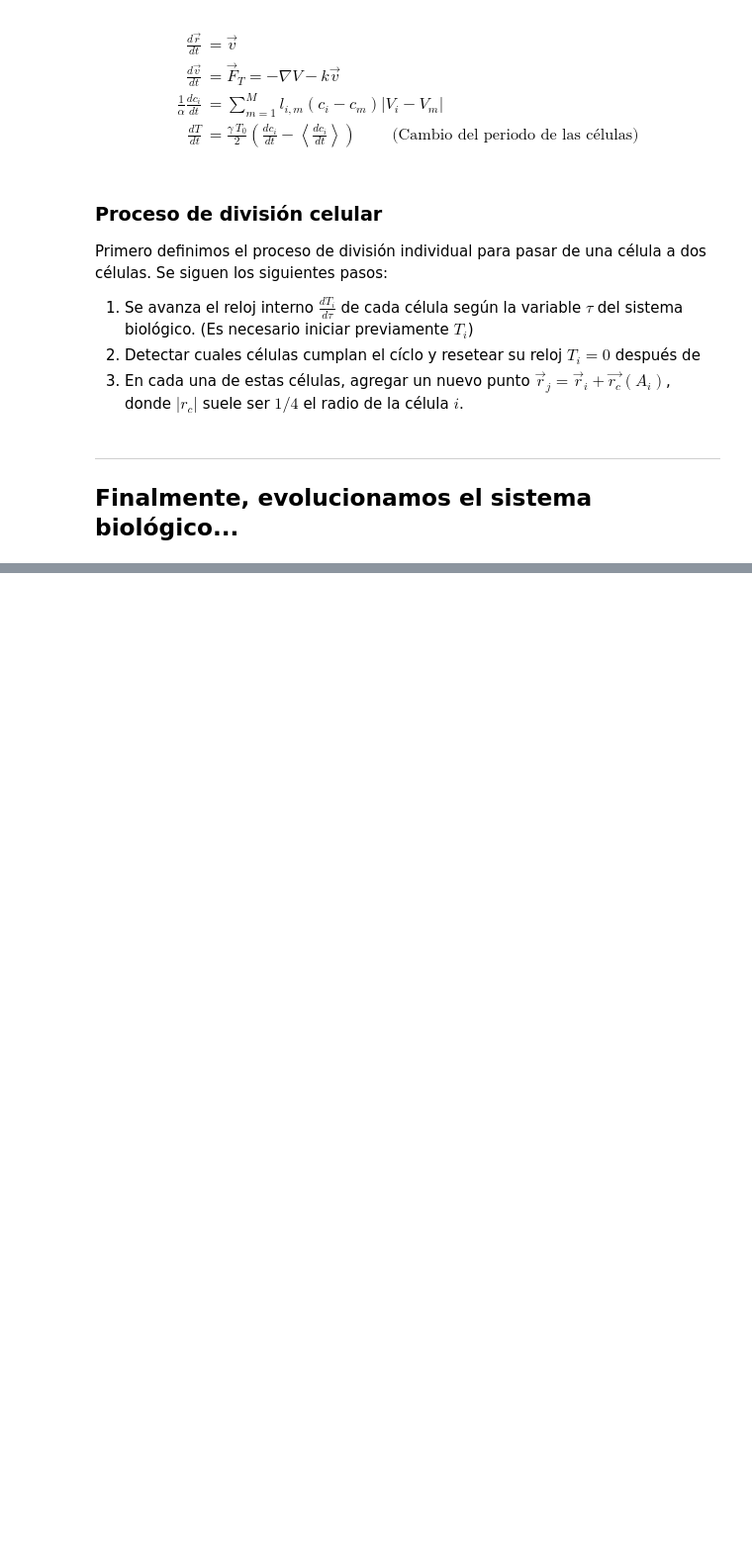
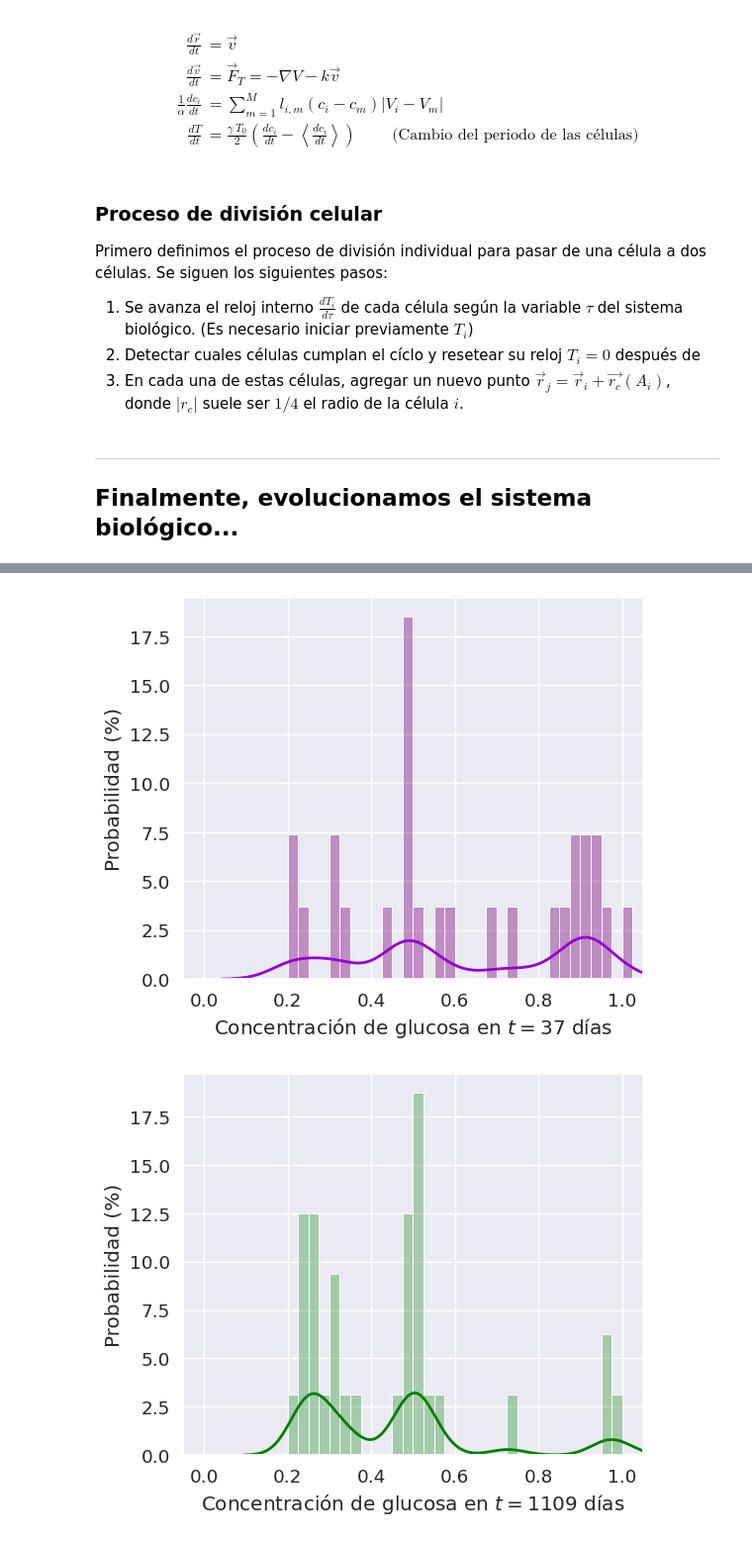
Before and after one commit to joshbrx/biomath_model, a Jupyter notebook: Voronoi_cells_prototipo.ipynb, the cells around one changed output, grey strips where cells are left out. Shown at 99% size. Saved outputs shown, nothing was run; the diff lists cells and outputs as text; code cells hidden in the pictures; blank space fills up the shorter version.

```diff
--- a/Voronoi_cells_prototipo.ipynb
+++ b/Voronoi_cells_prototipo.ipynb
@@ -1054,18 +1062,21 @@ evolve_voronoi:  5 ,     C_cells:  0 ,   A_mean:  0.15709 ,      A_std:  0.07665
 # %%
-plt.style.use('default')
 sns.set_style("darkgrid")
+sns.set_context("notebook", font_scale=1.2)   # paper, notebook, talk, and poster
 
 plt.figure(figsize=(6,5))
-sns.kdeplot(C_list[0], color="darkviolet", bw_adjust=.4, linewidth=2)
-sns.histplot(C_list[0], label="Concentración inicial", color="purple", binwidth=0.05, binrange=(-0.025,1.025), stat="percent", alpha=0.4);
+sns.kdeplot(C_list[10], color="darkviolet", bw_adjust=.4, linewidth=2)
+sns.histplot(C_list[10], label="Concentración inicial", color="purple", binwidth=0.025, binrange=(0,1.025), stat="percent", alpha=0.4);
 plt.ylabel("Probabilidad (%)"); plt.xlabel("Concentración de glucosa en $t=37$ días");
 plt.xlim([-0.05,1.05])
 plt.show()
 
 plt.figure(figsize=(6,5))
-sns.kdeplot(C_list[200], color="green", bw_adjust=.4, linewidth=2)
-sns.histplot(C_list[200], label='Concentración inicial' , color="green", binwidth=0.05, binrange=(-0.025,1.025), stat="percent", alpha=0.3)
-plt.ylabel("Probabilidad (%)"); plt.xlabel("Concentración de glucosa en $t=739$ días");
+sns.kdeplot(C_list[300], color="green", bw_adjust=.4, linewidth=2)
+sns.histplot(C_list[300], label='Concentración inicial' , color="green", binwidth=0.025, binrange=(0,1.025), stat="percent", alpha=0.3)
+plt.ylabel("Probabilidad (%)"); plt.xlabel("Concentración de glucosa en $t=1109$ días");
 plt.xlim([-0.05,1.05])
 plt.show()
+# %% [output]
+[figure, added]
+[figure, added]
 # %%
```
Also changed, not shown: parts of 8 cells of this notebook.
